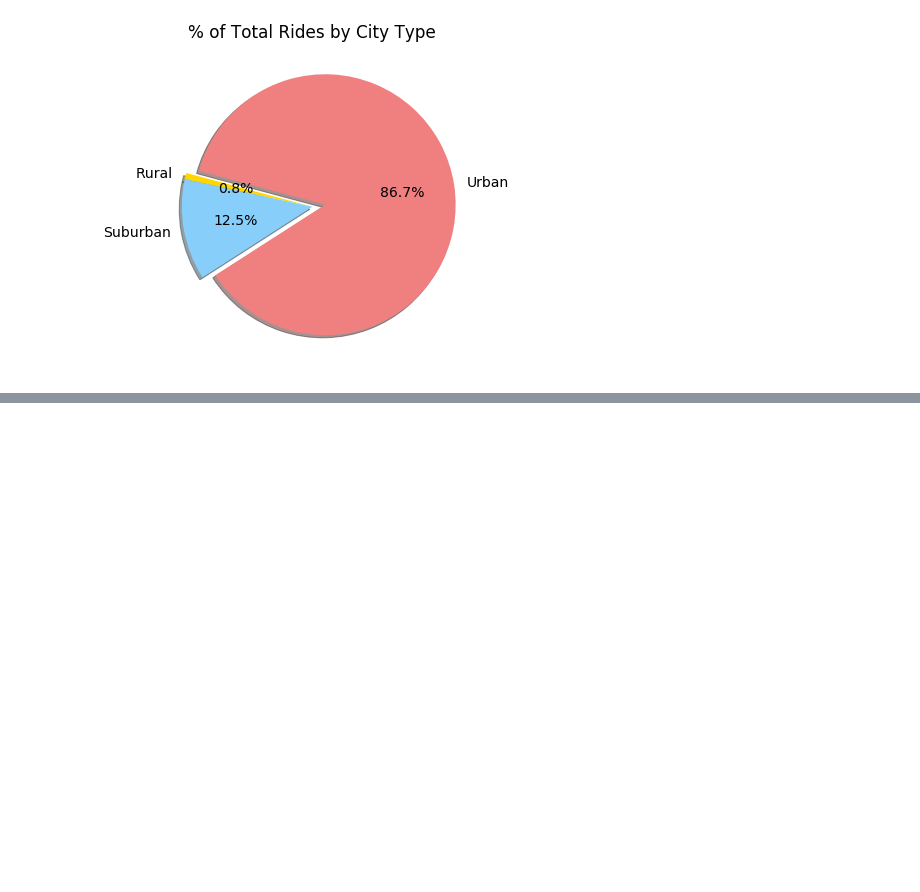
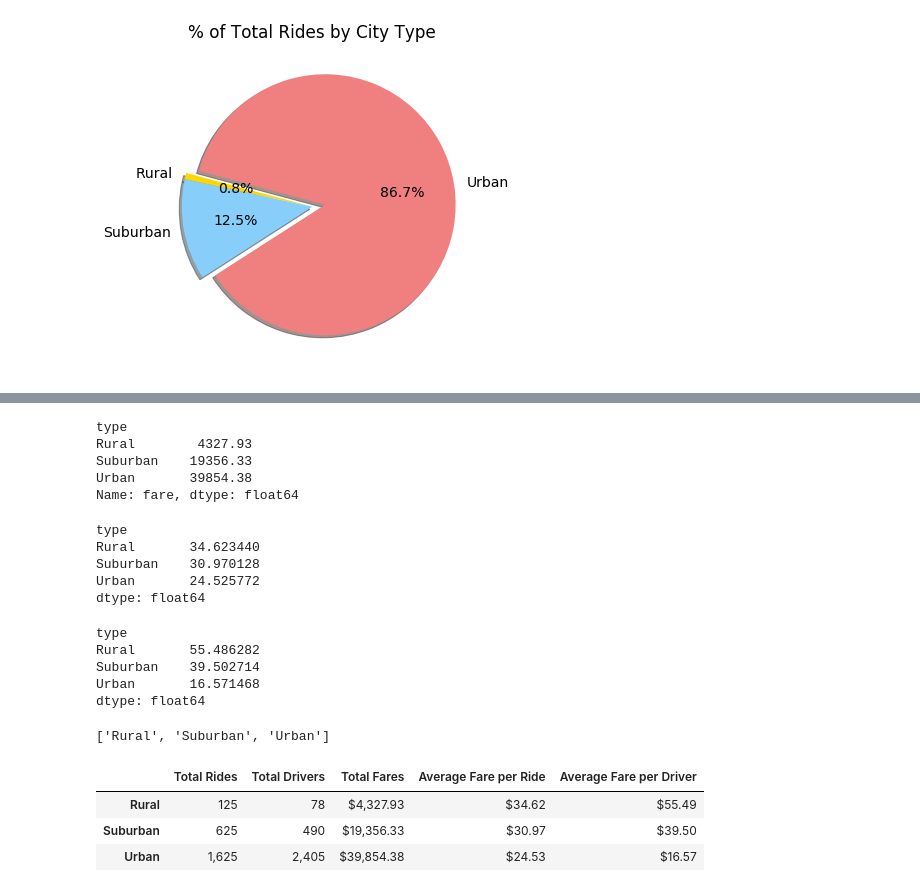
Before and after one commit to alysonrussell/PyBer_Analysis, a Jupyter notebook: PyBer_Analysis.ipynb, the cells around one changed output, grey strips where cells are left out. Cells and saved outputs as stored; diff of their text form; code cells hidden in the pictures; blank space fills up the shorter version.

Commit message:
Adding part one of challenge.

```diff
--- a/PyBer_Analysis.ipynb
+++ b/PyBer_Analysis.ipynb
@@ -941,0 +962,63 @@ plt.show()
+# %%
+# Get the total fares for each city type.
+total_fares = pyber_data_df.groupby(["type"]).sum()["fare"]
+total_fares.head()
+# %% [output]
+type
+Rural        4327.93
+Suburban    19356.33
+Urban       39854.38
+Name: fare, dtype: float64
+# %%
+# Get the average fare per ride for each city type.
+avg_fare_ride = total_fares/total_ride_count
+avg_fare_ride
+# %% [output]
+type
+Rural       34.623440
+Suburban    30.970128
+Urban       24.525772
+dtype: float64
+# %%
+# Get the average fare per driver for each city type.
+avg_fare_driver = total_fares/total_driver_count
+avg_fare_driver
+# %% [output]
+type
+Rural       55.486282
+Suburban    39.502714
+Urban       16.571468
+dtype: float64
+# %%
+# Initialize a list of city types.
+city_types = ["Rural", "Suburban", "Urban"]
+city_types
+# %% [output]
+['Rural', 'Suburban', 'Urban']
+# %%
+# Initialize list of data for DataFrame.
+summary_data = list(zip(city_types, total_ride_count, total_driver_count, total_fares, avg_fare_ride, avg_fare_driver))
+# %%
+# Create the challenge DataFrame
+final_df = pd.DataFrame(summary_data, columns = ['City Types','Total Rides', 'Total Drivers', 'Total Fares',
+                                                 'Average Fare per Ride', 'Average Fare per Driver'])
+
+# Replace the index column with the City Types list.
+final_df.set_index('City Types', inplace = True)
+
+# Remove the index name.
+del final_df.index.name
+
+# Format the columns.
+final_df["Total Rides"] = final_df["Total Rides"].map("{:,}".format)
+final_df["Total Drivers"] = final_df["Total Drivers"].map("{:,}".format)
+final_df["Total Fares"] = final_df["Total Fares"].map("${:,.2f}".format)
+final_df["Average Fare per Ride"] = final_df["Average Fare per Ride"].map("${:.2f}".format)
+final_df["Average Fare per Driver"] = final_df["Average Fare per Driver"].map("${:.2f}".format)
+
+final_df
+# %% [output]
+|  | Total Rides | Total Drivers | Total Fares | Average Fare per Ride | Average Fare per Driver |
+| Rural | 125 | 78 | $4,327.93 | $34.62 | $55.49 |
+| Suburban | 625 | 490 | $19,356.33 | $30.97 | $39.50 |
+| Urban | 1,625 | 2,405 | $39,854.38 | $24.53 | $16.57 |
```
Also changed, not shown: parts of 2 cells of this notebook.
